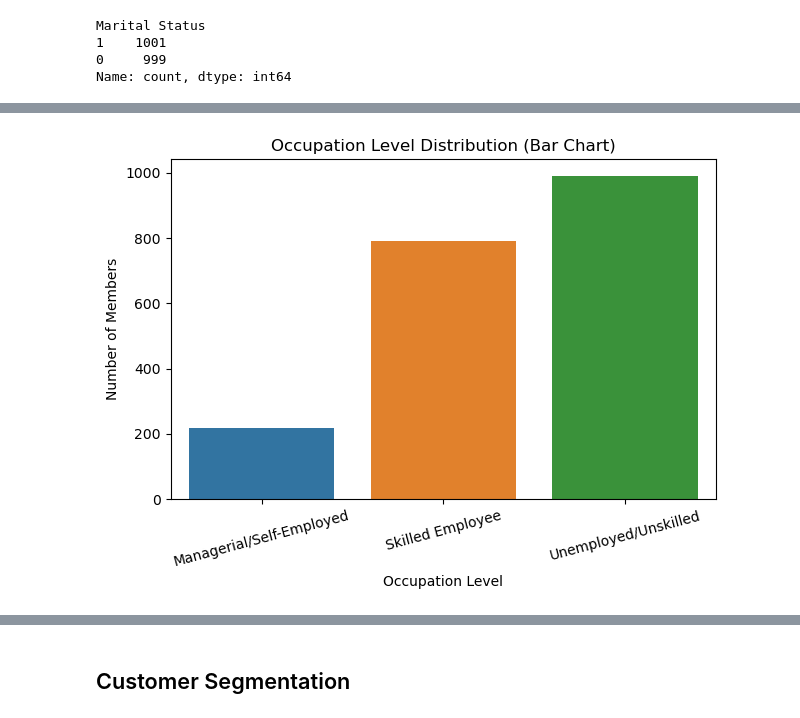
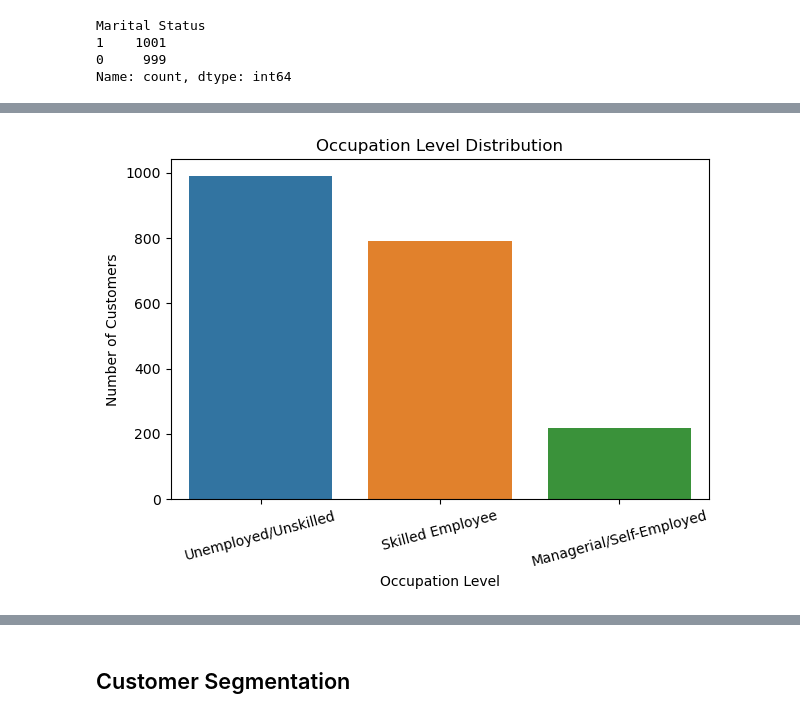
Before and after one commit to hearangheo/Applied-Predictive-Analytics, a Jupyter notebook: Assignment2_HeaRangHeo.ipynb, the cells around one changed output, grey strips where cells are left out. Cells and saved outputs as stored; diff of their text form; code cells hidden in the pictures.

```diff
--- a/Assignment2_HeaRangHeo.ipynb
+++ b/Assignment2_HeaRangHeo.ipynb
@@ -52,0 +47,3 @@ Name: count, dtype: int64
+# %%
+# Create copy of df to df_EDA to be used for EDA
+df_EDA = df.copy()
@@ -103,4 +117,5 @@ plt.show()
 # %%
+# Bar graph of "Education"
 # Map numeric values to education levels
 education_map = {
     0: "Other/Unknown",
@@ -108,17 +123,27 @@ education_map = {
     2: "University",
     3: "Graduate School"
 }
-df["Education"] = df["Education"].map(education_map)
+
+# Ensure education labels appear in logical order
+education_order = [
+    "Other/Unknown",
+    "High School",
+    "University",
+    "Graduate School"
+]
+
+# Apply mapping
+df_EDA["Education"] = df_EDA["Education"].map(education_map)
 
 # Count values
-education_counts = df["Education"].value_counts().sort_index()
+education_counts = df_EDA["Education"].value_counts().reindex(education_order)
 
 # Plot bar chart
-plt.figure(figsize=(8, 5))
+# plt.figure(figsize=(8, 5))
 sns.barplot(x=education_counts.index, y=education_counts.values)
-plt.title("Education Level Distribution (Bar Chart)")
+plt.title("Education Level Distribution")
 plt.xlabel("Education Level")
-plt.ylabel("Number of Members")
+plt.ylabel("Number of Customers")
 plt.xticks(rotation=15)
 plt.tight_layout()
 plt.show()
@@ -132,22 +171,28 @@ df['Income'].plot(kind='hist', bins=20, title='Income Distribution')
 # %%
 occupation_map = {
     0: "Unemployed/Unskilled",
     1: "Skilled Employee",
     2: "Managerial/Self-Employed"
 }
-df["Occupation"] = df["Occupation"].map(occupation_map)
+
+occupation_order = [
+    "Unemployed/Unskilled",
+    "Skilled Employee",
+    "Managerial/Self-Employed"
+]
+
+df_EDA["Occupation"] = df_EDA["Occupation"].map(occupation_map)
 
 # Count values
-occupation_counts = df["Occupation"].value_counts().sort_index()
+occupation_counts = df_EDA["Occupation"].value_counts().reindex(occupation_order)
 
 # Plot bar chart
-# plt.figure(figsize=(8, 5))
 sns.barplot(x=occupation_counts.index, y=occupation_counts.values)
-plt.title("Occupation Level Distribution (Bar Chart)")
+plt.title("Occupation Level Distribution")
 plt.xlabel("Occupation Level")
-plt.ylabel("Number of Members")
+plt.ylabel("Number of Customers")
 plt.xticks(rotation=15)
 plt.tight_layout()
 plt.show()
 # %% [output]
-[figure, old version]
+[figure, new version]
```
Also changed, not shown: parts of 25 cells of this notebook.
